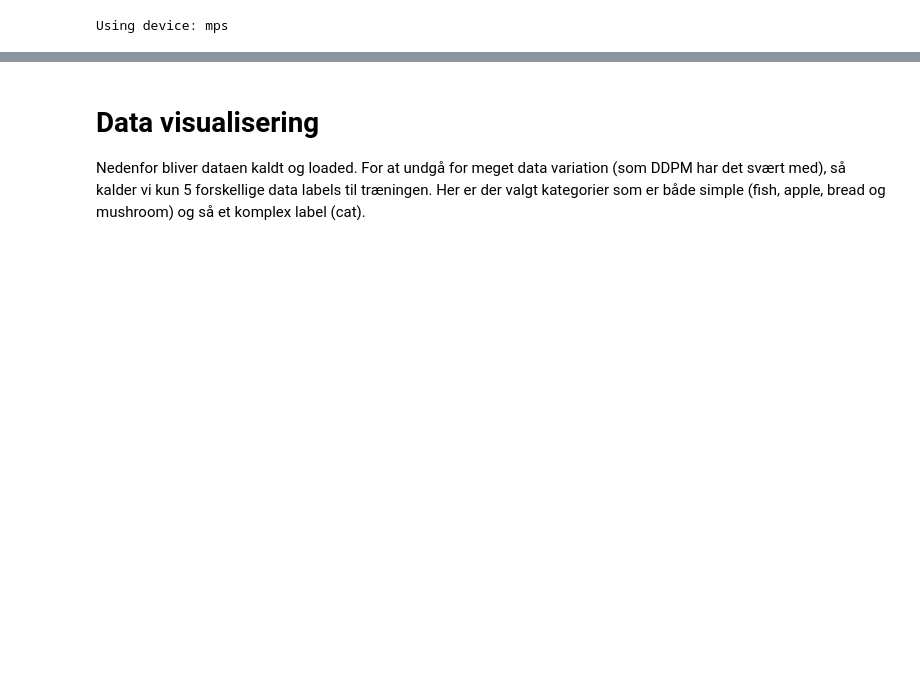
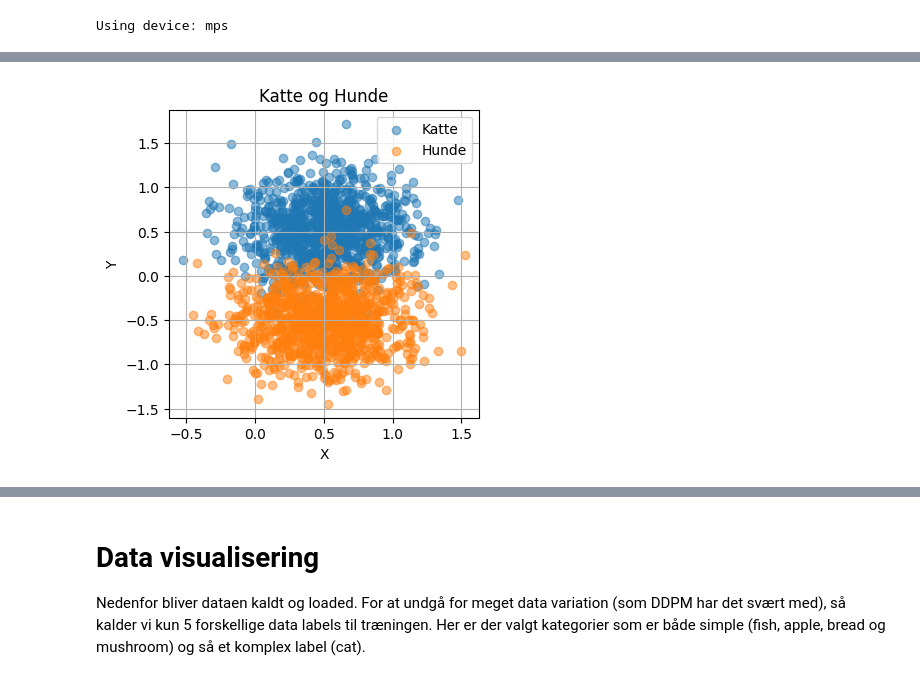
Before and after one commit to UNF-ML-Camp/ML-Camp-2025, a Jupyter notebook: konkurrence/diffusion_notebook.ipynb, the cells around one changed output, grey strips where cells are left out. Cells and saved outputs as stored; diff of their text form; code cells hidden in the pictures; blank space fills up the shorter version.

```diff
--- a/konkurrence/diffusion_notebook.ipynb
+++ b/konkurrence/diffusion_notebook.ipynb
@@ -34,0 +61,24 @@ Using device: mps
+# %%
+# Plot af distributioner
+katte_mu = [0.5, 0.5]
+katte_sigma = [0.1, 0.1]
+
+hunde_mu = [0.5, -0.5]
+hunde_sigma = [0.1, 0.1]
+
+# Vi laver to distributioner, en for katte og en for hunde
+katte = np.random.multivariate_normal(katte_mu, np.diag(katte_sigma), 1000)
+hunde = np.random.multivariate_normal(hunde_mu, np.diag(hunde_sigma), 1000)
+
+# Vi plotter dem som contour plots
+plt.figure(figsize=(4, 4))
+plt.scatter(katte[:, 0], katte[:, 1], label="Katte", alpha=0.5)
+plt.scatter(hunde[:, 0], hunde[:, 1], label="Hunde", alpha=0.5)
+plt.title("Katte og Hunde")
+plt.xlabel("X")
+plt.ylabel("Y")
+plt.legend()
+plt.grid()
+plt.show()
+# %% [output]
+[figure, added]
```
Also changed, not shown: parts of 5 cells of this notebook, 1 other file.
